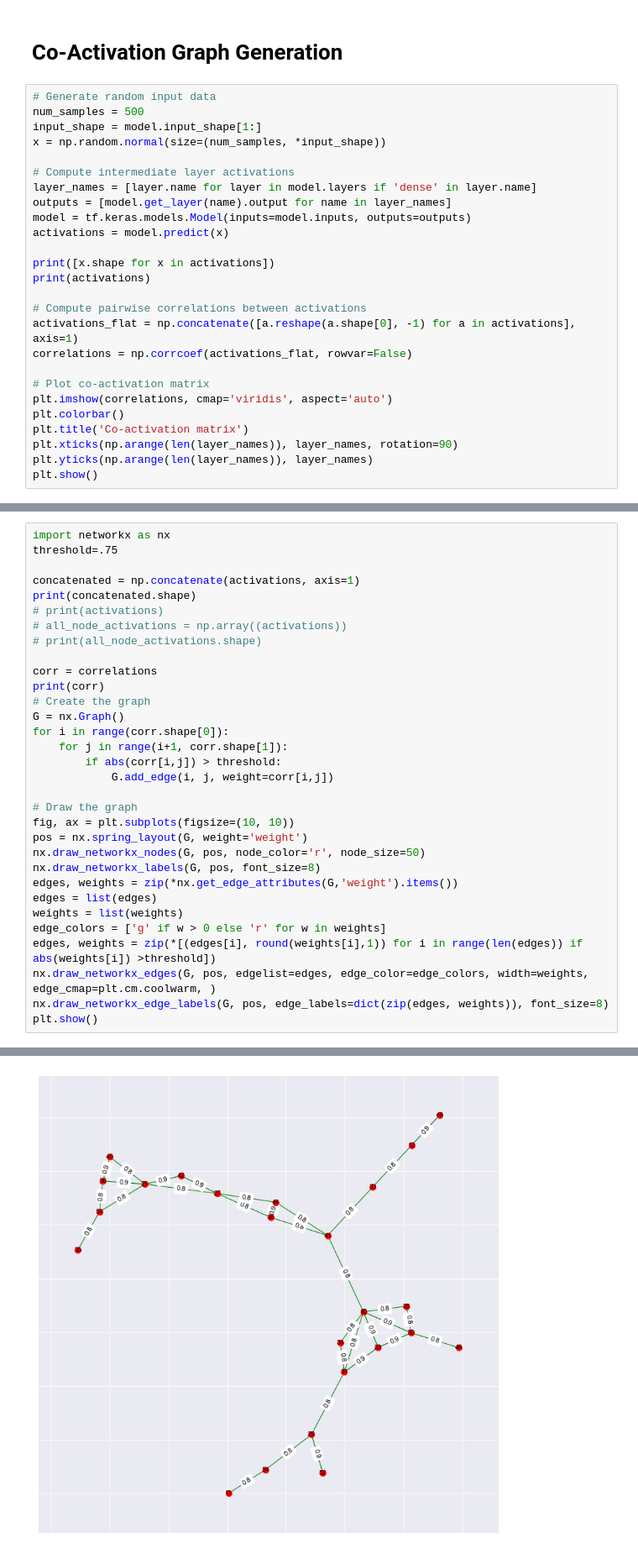
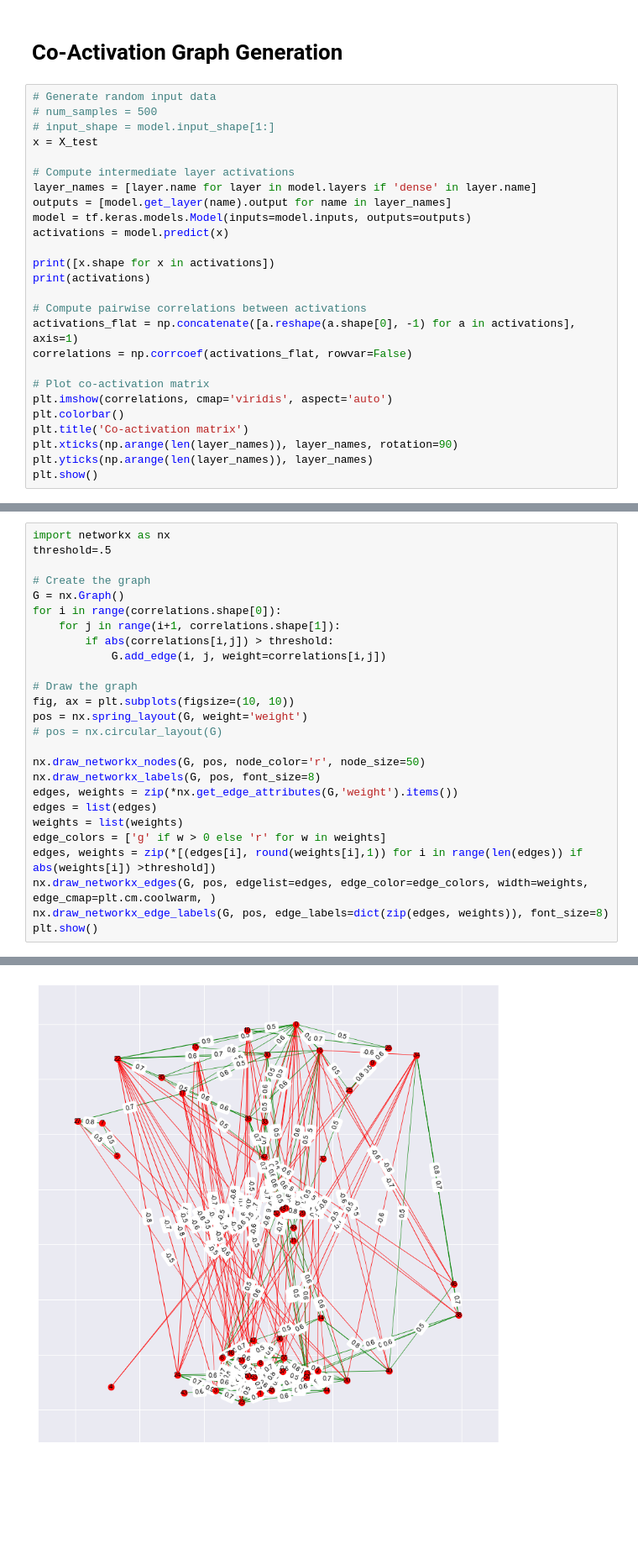
Before and after one commit to b0ster/KRW-project-group2, a Jupyter notebook: src/titanic/titanic-dnn-classification-minified.ipynb, the cells around one changed output, grey strips where cells are left out. Shown: that part at 84% size. Drawn from its saved outputs; the diff is of its cells as text; blank space fills up the shorter version.

```diff
--- a/src/titanic/titanic-dnn-classification-minified.ipynb
+++ b/src/titanic/titanic-dnn-classification-minified.ipynb
@@ -315,9 +315,9 @@ plt.show()
 # Co-Activation Graph Generation
 # %%
 # Generate random input data
-num_samples = 500
-input_shape = model.input_shape[1:]
-x = np.random.normal(size=(num_samples, *input_shape))
+# num_samples = 500
+# input_shape = model.input_shape[1:]
+x = X_test
 
 # Compute intermediate layer activations
 layer_names = [layer.name for layer in model.layers if 'dense' in layer.name]
@@ -361,25 +361,19 @@ plt.show()
 # %%
 import networkx as nx
-threshold=.75
+threshold=.5
 
-concatenated = np.concatenate(activations, axis=1)
-print(concatenated.shape)
-# print(activations)
-# all_node_activations = np.array((activations))
-# print(all_node_activations.shape)
-
-corr = correlations
-print(corr)
 # Create the graph
 G = nx.Graph()
-for i in range(corr.shape[0]):
-    for j in range(i+1, corr.shape[1]):
-        if abs(corr[i,j]) > threshold:
-            G.add_edge(i, j, weight=corr[i,j])
+for i in range(correlations.shape[0]):
+    for j in range(i+1, correlations.shape[1]):
+        if abs(correlations[i,j]) > threshold:
+            G.add_edge(i, j, weight=correlations[i,j])
 
 # Draw the graph
 fig, ax = plt.subplots(figsize=(10, 10))
 pos = nx.spring_layout(G, weight='weight')
+# pos = nx.circular_layout(G)
+
 nx.draw_networkx_nodes(G, pos, node_color='r', node_size=50)
 nx.draw_networkx_labels(G, pos, font_size=8)
 edges, weights = zip(*nx.get_edge_attributes(G,'weight').items())
@@ -408 +388 @@ plt.show()
-[figure, old version]
+[figure, new version]
```
Also changed, not shown: parts of 2 cells of this notebook.
